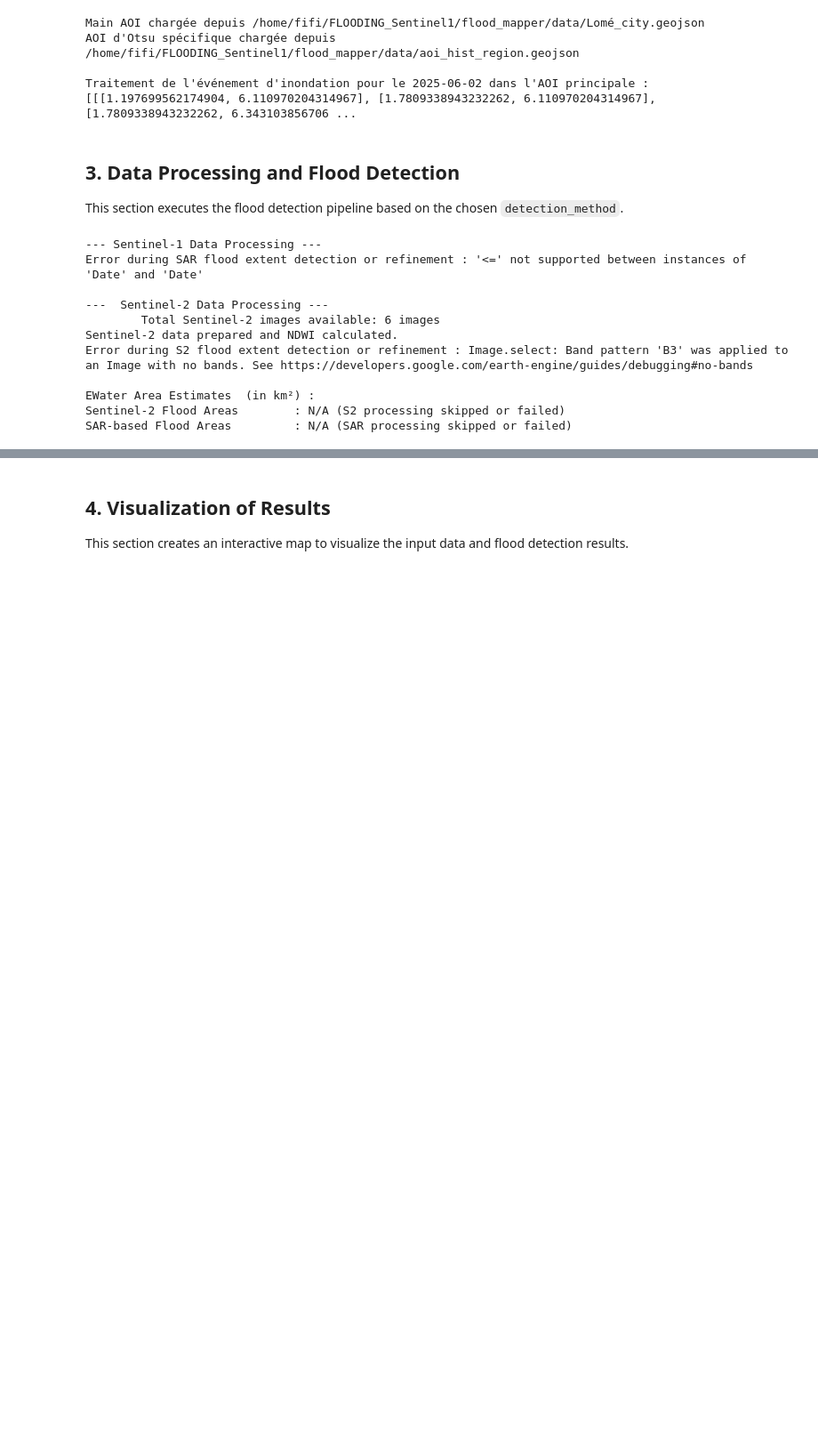
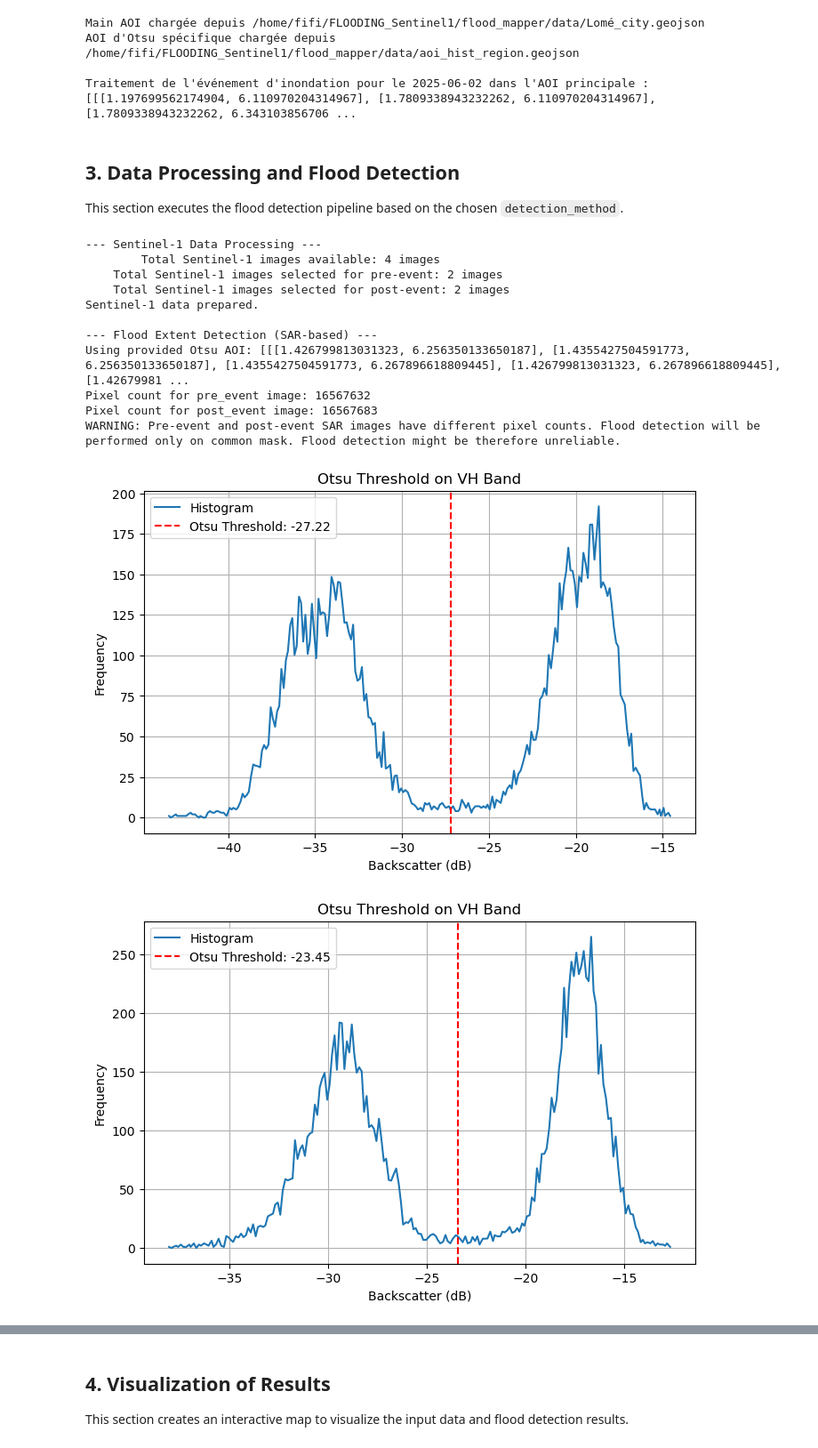
Before and after one commit to fadodo/flood_mapper, a Jupyter notebook: run_flood_mapping.ipynb, the cells around one changed output, grey strips where cells are left out. Shown: that part at 89% size. Saved outputs shown, nothing was run; the diff lists cells and outputs as text; code cells hidden in the pictures; blank space fills up the shorter version.

Commit message:
Update of the threshold calculation by adding option to select which band to user for it, VH , VV or VV_minusVH

```diff
--- a/run_flood_mapping.ipynb
+++ b/run_flood_mapping.ipynb
@@ -139,7 +139,8 @@ if detection_method in ["sar", "both"]:
             pre_event_sar=sar_pre_event,
             post_event_sar=sar_post_event,
             aoi=AOI, # Main AOI for clipping/context
-            otsu_aoi=otsu_aoi_geometry # Pass the ee.Geometry directly
+            otsu_aoi=otsu_aoi_geometry, # Pass the ee.Geometry directly
+            sar_threshold_band='VH'
         )
 
         if s1_flood_extent_image: # Only refine if initial flood extent was calculated
@@ -188,39 +189,41 @@ if detection_method in ["s2", "both"]:
             print("Sentinel-2 NDWI-based flood extent not calculated due to inconsistent pixel counts or other issues.")
 
     except ValueError as e:
         print(f"Sentinel-2 processing skipped due to : {e}")
         s2_pre_event, s2_post_event = None, None
         ndwi_pre_event_mask, ndwi_post_event_mask = None, None
         s2_flood_extent_image = None
         s2_flooded_extent_image = None
     except Exception as e:
         print(f"Error during S2 flood extent detection or refinement : {e}")
         s2_flood_extent_image = None
         s2_flooded_extent_image = None
 else:
     print("\nSkipping Sentinel-2 processing and flood detection as per user selection.")
 
 
 # --- Print Water Area Estimates  ---
 print("\nEWater Area Estimates  (in km²) :")
 if detection_method in ["s2", "both"] and s2_flooded_extent_image: # Afficher uniquement si l'étendue des inondations S2 a été calculée
     print(f"Flood Extent (Sentinel-2 NDWI) : {s2_flooded_area_sqkm:.2f} km²")
 else:
     print("Sentinel-2 Flood Areas        : N/A (S2 processing skipped or failed)")
 
 if detection_method in ["sar", "both"] and s1_flooded_extend_image:
     print(f"Effective Flooded Area (SAR)  : {s1_flooded_area_sqkm:.2f} km²")
 else:
     print("SAR-based Flood Areas         : N/A (SAR processing skipped or failed)")
 # %% [output]
 --- Sentinel-1 Data Processing ---
-Error during SAR flood extent detection or refinement : '<=' not supported between instances of 'Date' and 'Date'
+        Total Sentinel-1 images available: 4 images
+    Total Sentinel-1 images selected for pre-event: 2 images
+    Total Sentinel-1 images selected for post-event: 2 images
+Sentinel-1 data prepared.
 
----  Sentinel-2 Data Processing ---
-        Total Sentinel-2 images available: 6 images
-Sentinel-2 data prepared and NDWI calculated.
-Error during S2 flood extent detection or refinement : Image.select: Band pattern 'B3' was applied to an Image with no bands. See https://developers.google.com/earth-engine/guides/debugging#no-bands
-
-EWater Area Estimates  (in km²) :
-Sentinel-2 Flood Areas        : N/A (S2 processing skipped or failed)
-SAR-based Flood Areas         : N/A (SAR processing skipped or failed)
+--- Flood Extent Detection (SAR-based) ---
+Using provided Otsu AOI: [[[1.426799813031323, 6.256350133650187], [1.4355427504591773, 6.256350133650187], [1.4355427504591773, 6.267896618809445], [1.426799813031323, 6.267896618809445], [1.42679981 ...
+Pixel count for pre_event image: 16567632
+Pixel count for post_event image: 16567683
+WARNING: Pre-event and post-event SAR images have different pixel counts. Flood detection will be performed only on common mask. Flood detection might be therefore unreliable.
+[figure, added]
+[figure, added]
```
Also changed, not shown: parts of 1 cell of this notebook, 2 other files.
